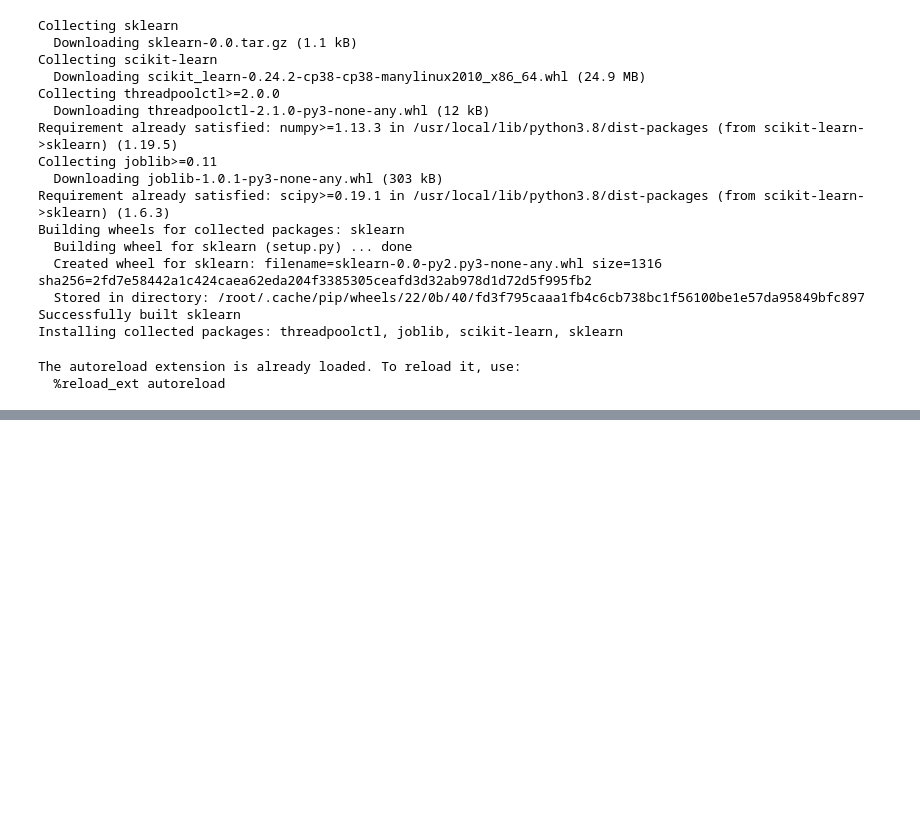
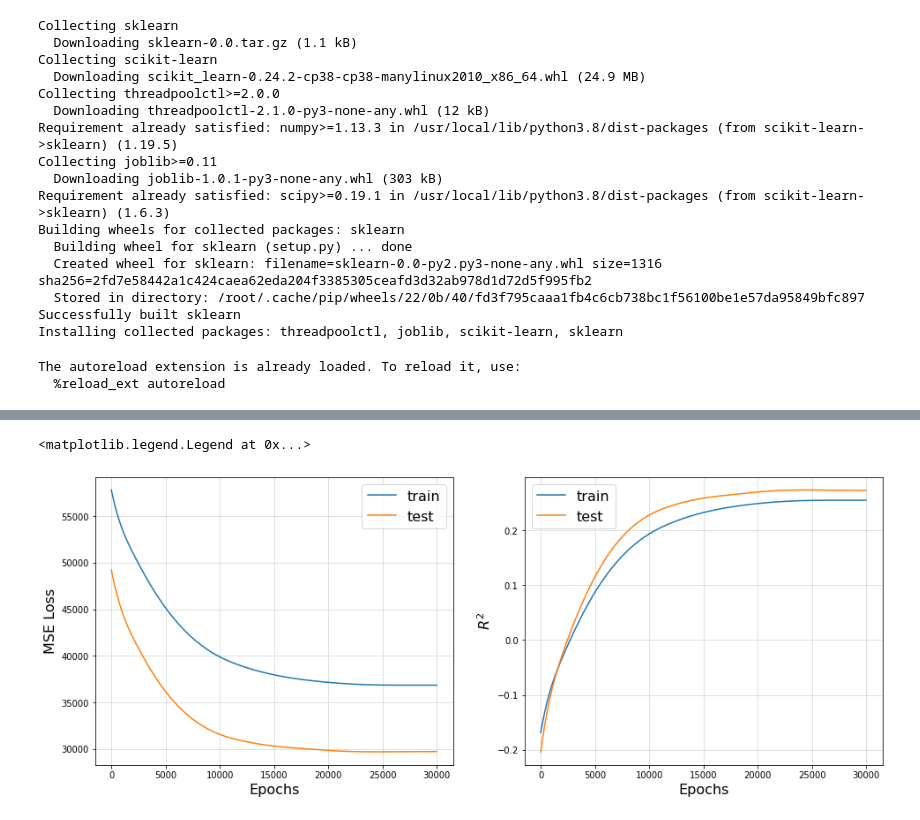
Before and after one commit to csp-inc/fluvius, a Jupyter notebook: notebooks/05-Prototype-RegModel.ipynb, the cells around one changed output, grey strips where cells are left out. Drawn from its saved outputs; the diff is of its cells as text; code cells hidden in the pictures; blank space fills up the shorter version.

```diff
--- a/notebooks/05-Prototype-RegModel.ipynb
+++ b/notebooks/05-Prototype-RegModel.ipynb
@@ -118,0 +202,17 @@ r2_score(y_true=np.expand_dims(y_dataset.numpy(),axis=0)[0], y_pred=y_predicted.
+# %%
+f, ax = plt.subplots(1,2, figsize=(16,6))
+ax[0].plot(np.arange(epochs),train_loss, label='train')
+ax[0].plot(np.arange(epochs),test_loss, label='test')
+ax[1].plot(np.arange(epochs),train_acc, label='train')
+ax[1].plot(np.arange(epochs),test_acc, label='test')
+ax[0].set_ylabel('MSE Loss', fontsize=16)
+ax[1].set_ylabel('$R^{2}$', fontsize=16)
+ax[0].set_xlabel('Epochs', fontsize=16)
+ax[1].set_xlabel('Epochs', fontsize=16)
+ax[0].grid(alpha=0.5)
+ax[1].grid(alpha=0.5)
+ax[0].legend(fontsize=16)
+ax[1].legend(fontsize=16)
+# %% [output]
+<matplotlib.legend.Legend at 0x...>
+[figure, added]
```
Also changed, not shown: parts of 6 cells of this notebook, 1 other file.
